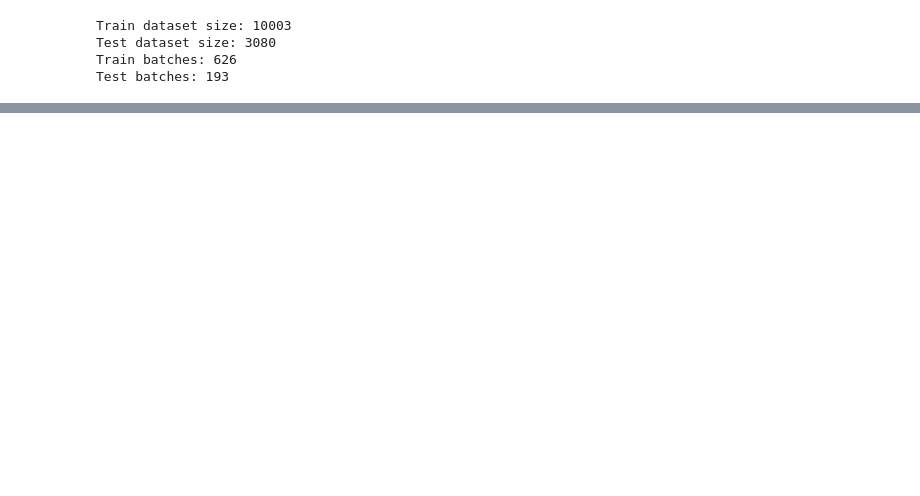
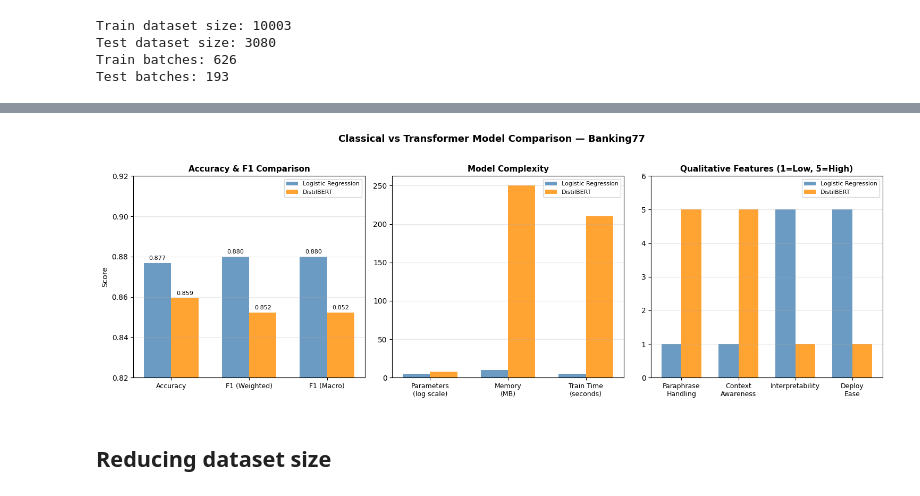
Before and after one commit to pinarrcindemirr/Development-of-and-End-to-End-NLP-Pipeline-for-Chatbot-Design-Support, a Jupyter notebook: Q1122408_NLP.ipynb, the cells around one changed output, grey strips where cells are left out. Drawn from its saved outputs; the diff is of its cells as text; code cells hidden in the pictures; blank space fills up the shorter version.

```diff
--- a/Q1122408_NLP.ipynb
+++ b/Q1122408_NLP.ipynb
@@ -1198,0 +1762,62 @@ Test batches: 193
+# %%
+fig, axes = plt.subplots(1, 3, figsize=(15, 5))
+
+# 1. Accuracy & F1
+metrics = ["Accuracy", "F1 (Weighted)", "F1 (Macro)"]
+lr_scores = [lr_accuracy, lr_f1_weighted, lr_f1_macro]
+bert_scores = [bert_accuracy, bert_f1_weighted, bert_f1_macro]
+
+x = np.arange(len(metrics))
+width = 0.35
+
+axes[0].bar(x - width/2, lr_scores, width, label="Logistic Regression", color="steelblue", alpha=0.8)
+axes[0].bar(x + width/2, bert_scores, width, label="DistilBERT", color="darkorange", alpha=0.8)
+axes[0].set_ylim(0.82, 0.92)
+axes[0].set_xticks(x)
+axes[0].set_xticklabels(metrics, fontsize=9)
+axes[0].set_title("Accuracy & F1 Comparison", fontsize=11, fontweight="bold")
+axes[0].set_ylabel("Score")
+axes[0].legend(fontsize=8)
+axes[0].grid(axis="y", alpha=0.3)
+
+for i, (lr, bert) in enumerate(zip(lr_scores, bert_scores)):
+    axes[0].text(i - width/2, lr + 0.001, f"{lr:.3f}", ha="center", va="bottom", fontsize=8)
+    axes[0].text(i + width/2, bert + 0.001, f"{bert:.3f}", ha="center", va="bottom", fontsize=8)
+
+# 2. Model Complexity
+categories = ["Parameters\n(log scale)", "Memory\n(MB)", "Train Time\n(seconds)"]
+lr_vals = [np.log10(50000), 10, 5]
+bert_vals = [np.log10(67012685), 250, 210]
+
+x2 = np.arange(len(categories))
+axes[1].bar(x2 - width/2, lr_vals, width, label="Logistic Regression", color="steelblue", alpha=0.8)
+axes[1].bar(x2 + width/2, bert_vals, width, label="DistilBERT", color="darkorange", alpha=0.8)
+axes[1].set_xticks(x2)
+axes[1].set_xticklabels(categories, fontsize=9)
+axes[1].set_title("Model Complexity", fontsize=11, fontweight="bold")
+axes[1].legend(fontsize=8)
+axes[1].grid(axis="y", alpha=0.3)
+
+# 3. Qualitative Features
+features = ["Paraphrase\nHandling", "Context\nAwareness", "Interpretability", "Deploy\nEase"]
+lr_qual = [1, 1, 5, 5]
+bert_qual = [5, 5, 1, 1]
+
+x3 = np.arange(len(features))
+axes[2].bar(x3 - width/2, lr_qual, width, label="Logistic Regression", color="steelblue", alpha=0.8)
+axes[2].bar(x3 + width/2, bert_qual, width, label="DistilBERT", color="darkorange", alpha=0.8)
+axes[2].set_ylim(0, 6)
+axes[2].set_xticks(x3)
+axes[2].set_xticklabels(features, fontsize=9)
+axes[2].set_title("Qualitative Features (1=Low, 5=High)", fontsize=11, fontweight="bold")
+axes[2].legend(fontsize=8)
+axes[2].grid(axis="y", alpha=0.3)
+
+plt.suptitle("Classical vs Transformer Model Comparison — Banking77",
+             fontsize=13, fontweight="bold", y=1.02)
+plt.tight_layout()
+plt.show()
+# %% [output]
+[figure, added]
+# %% [markdown]
+##  Reducing dataset size
```
Also changed, not shown: parts of 54 cells of this notebook.
